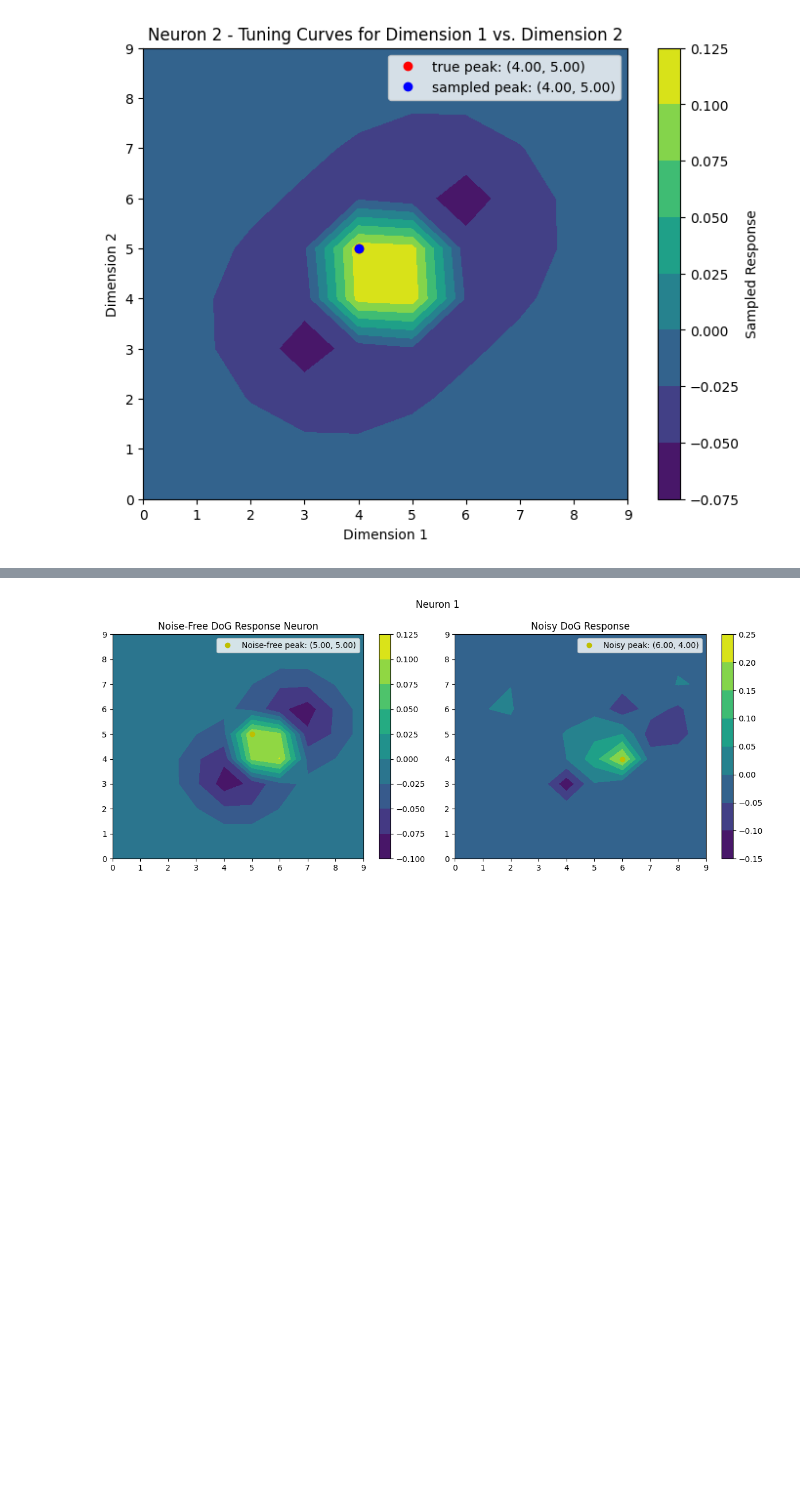
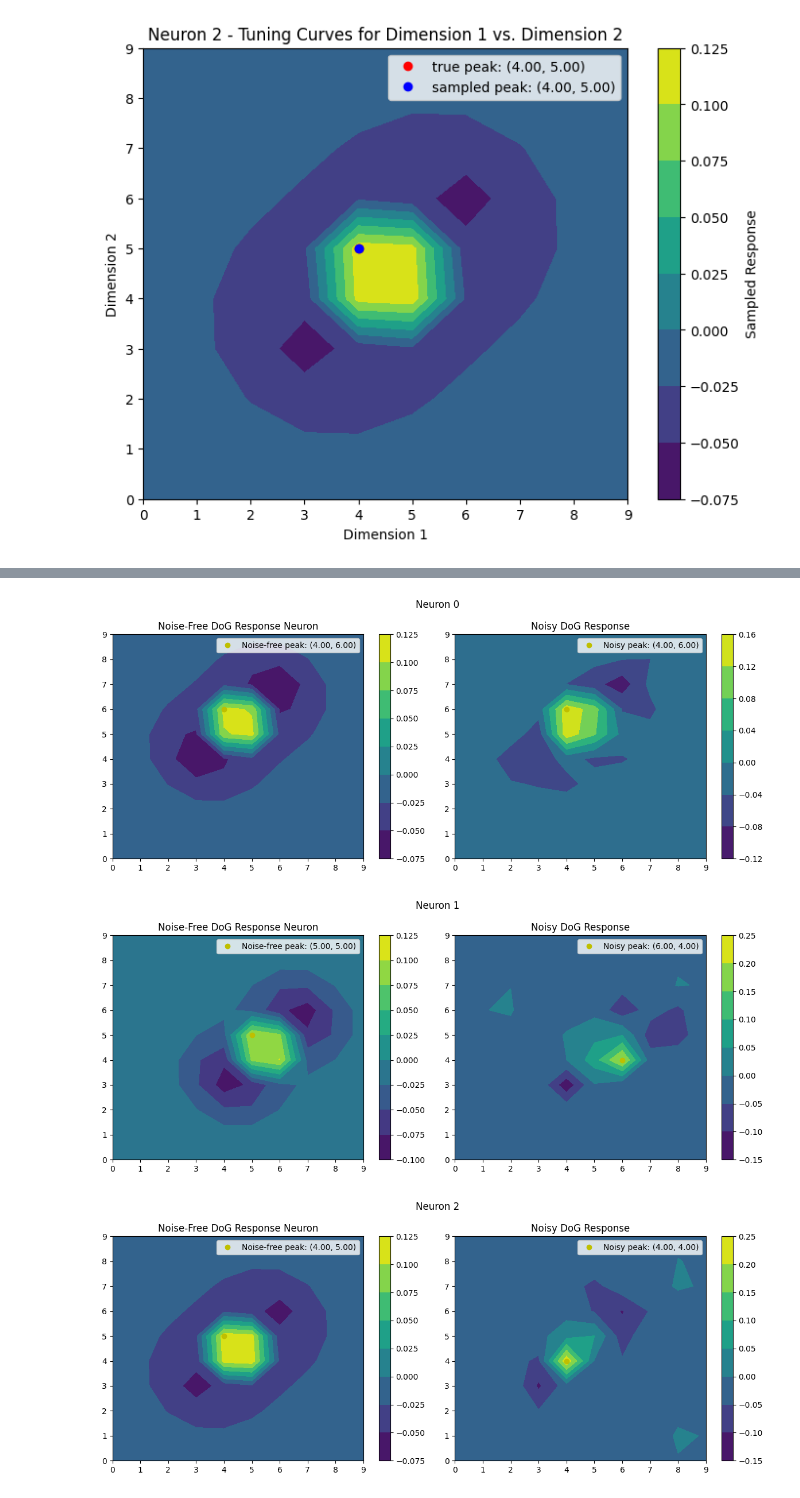
Before and after one commit to draeloslab/BayesOptim, a Jupyter notebook: README Auditory Neurons How To.ipynb, the cells around one changed output, grey strips where cells are left out. Cells and saved outputs as stored; diff of their text form; code cells hidden in the pictures; blank space fills up the shorter version.

Commit message:
Changef my stopping function plots in readme so they are reasonable and correctly titled

```diff
--- a/README Auditory Neurons How To.ipynb
+++ b/README Auditory Neurons How To.ipynb
@@ -51,7 +60,7 @@ Initial test points:  [[8. 2.]
 [figure]
 # %%
 #Sanity check plots: when you sample the stimulus space using sample function, it looks the same as the ground truth plot
-for n in range(N):
+for n in range(3):
     plot_tuningcurves_sampled(n, config, f_peak = None)
 # %% [output]
 [figure]
@@ -102,9 +112,12 @@ plot_mse(mse_final=results_dict['mse_final'], optimizer_name=optimizers[0])
 # %%
 #When you set add_noise in parameters file True:
 from utils.plot_noisy_and_clean_tuning import plot_noisy_and_clean_tuning
-plot_noisy_and_clean_tuning(config, 1)
+for n in range(3):
+    plot_noisy_and_clean_tuning(config, n)
 # %% [output]
-[figure, old version]
+[figure, new version]
+[figure, added]
+[figure, added]
 # %%
 #To try plotting EI trajectory for all neurons as a function of gamma and nu, use this command
 #will pull from all of your runs in the output folder plus the most recent run
```
Also changed, not shown: parts of 6 cells of this notebook, 3 other files.
